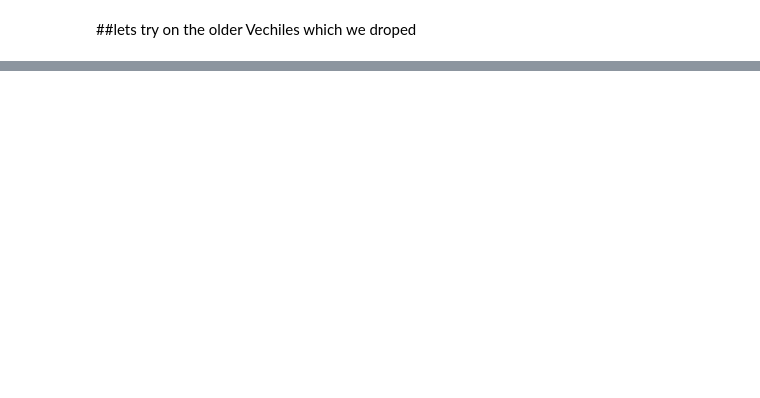
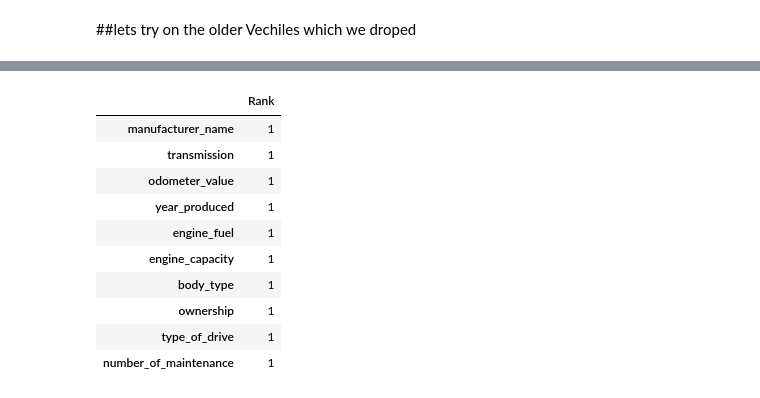
Before and after one commit to pk1308/Second-Hand-Car-Price-prediction, a Jupyter notebook: EDA.ipynb, the cells around one changed output, grey strips where cells are left out. Cells and saved outputs as stored; diff of their text form; code cells hidden in the pictures; blank space fills up the shorter version.

```diff
--- a/EDA.ipynb
+++ b/EDA.ipynb
@@ -749,0 +755,2 @@ Name: year_produced, dtype: int64
+# %%
+X[catgeories_columns] = X[catgeories_columns].apply(label_encoder.fit_transform)
@@ -749,0 +761,4 @@ Name: year_produced, dtype: int64
+# %%
+NEIGHBORS = len(df_proceeded['body_type'].unique())
+imputer = KNNImputer(n_neighbors=NEIGHBORS)
+X_imputed = imputer.fit_transform(X)
@@ -749,0 +802,14 @@ Name: year_produced, dtype: int64
+# %%
+rank_scaled[rank_scaled['Rank'] == 1]
+# %% [output]
+|  | Rank |
+| manufacturer_name | 1 |
+| transmission | 1 |
+| odometer_value | 1 |
+| year_produced | 1 |
+| engine_fuel | 1 |
+| engine_capacity | 1 |
+| body_type | 1 |
+| ownership | 1 |
+| type_of_drive | 1 |
+| number_of_maintenance | 1 |
```
Also changed, not shown: parts of 52 cells of this notebook.
